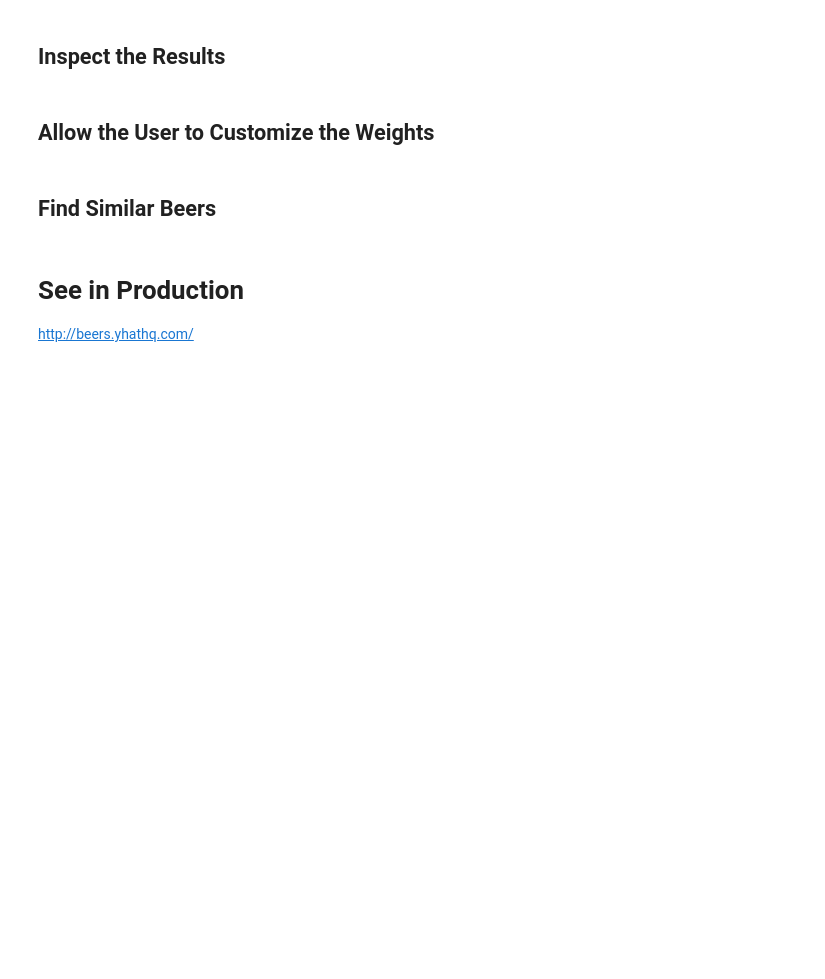
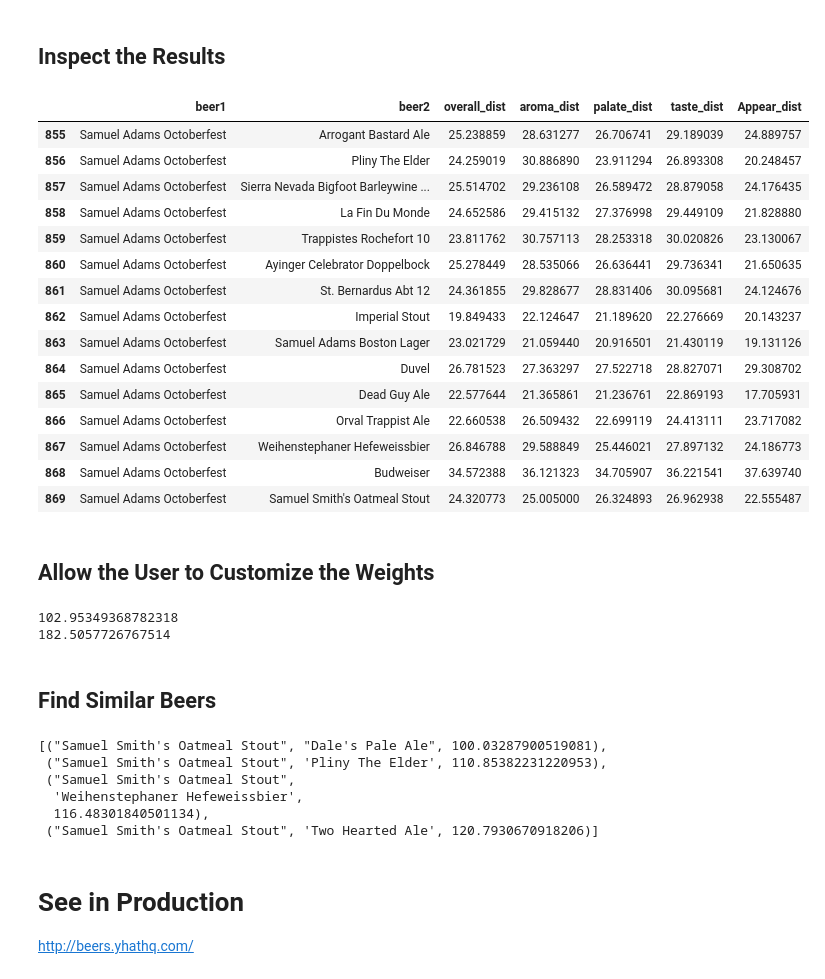
Before and after one commit to mpgartland/Pred_Models_git, a Jupyter notebook: Week 7/code/Example- python-beer-recomender subset-revised.ipynb, the cells around one changed output. Cells and saved outputs as stored; diff of their text form; code cells hidden in the pictures; blank space fills up the shorter version.

```diff
--- a/Week 7/code/Example- python-beer-recomender subset-revised.ipynb
+++ b/Week 7/code/Example- python-beer-recomender subset-revised.ipynb
@@ -204,9 +226,29 @@ for beer1 in beers:
 # %% [markdown]
 ## Inspect the Results
 # %%
-cols = ["beer1", "beer2", "overall_dist", "aroma_dist", "palate_dist", "taste_dist"]
+cols = ["beer1", "beer2", "overall_dist", "aroma_dist", "palate_dist", "taste_dist", "Appear_dist"]
 simple_distances = pd.DataFrame(simple_distances, columns=cols)
 simple_distances.tail(15)
+#cols = ["beer1", "beer2", "overall_dist", "aroma_dist", "palate_dist", "taste_dist"]
+#simple_distances = pd.DataFrame(simple_distances)
+#simple_distances.tail(15)
+# %% [output]
+|  | beer1 | beer2 | overall_dist | aroma_dist | palate_dist | taste_dist | Appear_dist |
+| 855 | Samuel Adams Octoberfest | Arrogant Bastard Ale | 25.238859 | 28.631277 | 26.706741 | 29.189039 | 24.889757 |
+| 856 | Samuel Adams Octoberfest | Pliny The Elder | 24.259019 | 30.886890 | 23.911294 | 26.893308 | 20.248457 |
+| 857 | Samuel Adams Octoberfest | Sierra Nevada Bigfoot Barleywine ... | 25.514702 | 29.236108 | 26.589472 | 28.879058 | 24.176435 |
+| 858 | Samuel Adams Octoberfest | La Fin Du Monde | 24.652586 | 29.415132 | 27.376998 | 29.449109 | 21.828880 |
+| 859 | Samuel Adams Octoberfest | Trappistes Rochefort 10 | 23.811762 | 30.757113 | 28.253318 | 30.020826 | 23.130067 |
+| 860 | Samuel Adams Octoberfest | Ayinger Celebrator Doppelbock | 25.278449 | 28.535066 | 26.636441 | 29.736341 | 21.650635 |
+| 861 | Samuel Adams Octoberfest | St. Bernardus Abt 12 | 24.361855 | 29.828677 | 28.831406 | 30.095681 | 24.124676 |
+| 862 | Samuel Adams Octoberfest | Imperial Stout | 19.849433 | 22.124647 | 21.189620 | 22.276669 | 20.143237 |
+| 863 | Samuel Adams Octoberfest | Samuel Adams Boston Lager | 23.021729 | 21.059440 | 20.916501 | 21.430119 | 19.131126 |
+| 864 | Samuel Adams Octoberfest | Duvel | 26.781523 | 27.363297 | 27.522718 | 28.827071 | 29.308702 |
+| 865 | Samuel Adams Octoberfest | Dead Guy Ale | 22.577644 | 21.365861 | 21.236761 | 22.869193 | 17.705931 |
+| 866 | Samuel Adams Octoberfest | Orval Trappist Ale | 22.660538 | 26.509432 | 22.699119 | 24.413111 | 23.717082 |
+| 867 | Samuel Adams Octoberfest | Weihenstephaner Hefeweissbier | 26.846788 | 29.588849 | 25.446021 | 27.897132 | 24.186773 |
+| 868 | Samuel Adams Octoberfest | Budweiser | 34.572388 | 36.121323 | 34.705907 | 36.221541 | 37.639740 |
+| 869 | Samuel Adams Octoberfest | Samuel Smith's Oatmeal Stout | 24.320773 | 25.005000 | 26.324893 | 26.962938 | 22.555487 |
 # %% [markdown]
 ## Allow the User to Customize the Weights
 # %%
@@ -221,6 +263,9 @@ weights = [2, 1, 2, 1]
 #fixed from PY 2.7
 print(calc_distance(simple_distances, 'Fat Tire Amber Ale', "Dale's Pale Ale", weights))
 print(calc_distance(simple_distances, "Fat Tire Amber Ale", "Michelob Ultra", weights))
+# %% [output]
+102.95349368782318
+182.5057726767514
 # %% [markdown]
 ## Find Similar Beers
 # %%
@@ -230,6 +275,13 @@ for b in beers:
     if my_beer!=b:
         results.append((my_beer, b, calc_distance(simple_distances, my_beer, b, weights)))
 sorted(results, key=lambda x: x[2])[0:4]
+# %% [output]
+[("Samuel Smith's Oatmeal Stout", "Dale's Pale Ale", 100.03287900519081),
+ ("Samuel Smith's Oatmeal Stout", 'Pliny The Elder', 110.85382231220953),
+ ("Samuel Smith's Oatmeal Stout",
+  'Weihenstephaner Hefeweissbier',
+  116.48301840501134),
+ ("Samuel Smith's Oatmeal Stout", 'Two Hearted Ale', 120.7930670918206)]
 # %% [markdown]
 # See in Production
 http://beers.yhathq.com/
```
Also changed, not shown: parts of 4 cells of this notebook.
